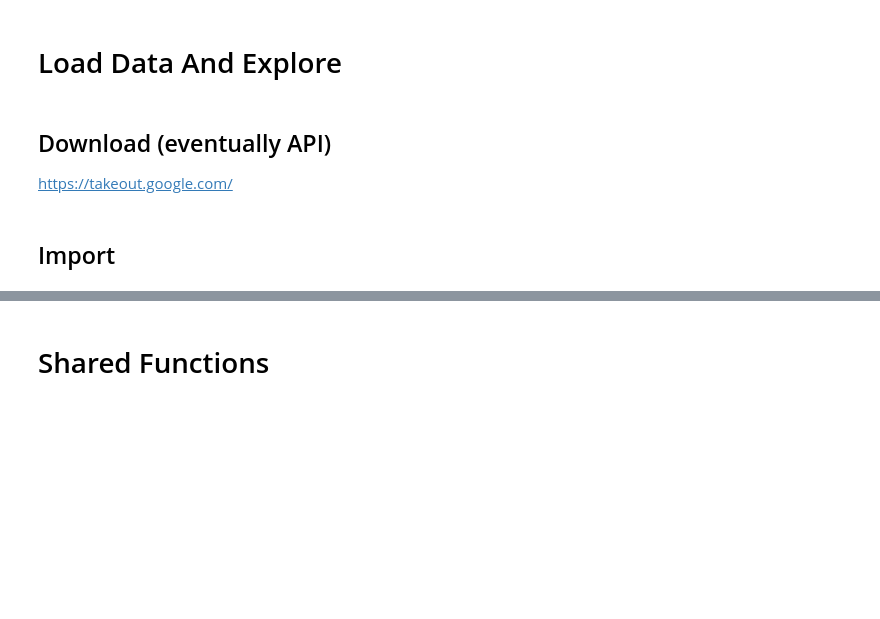
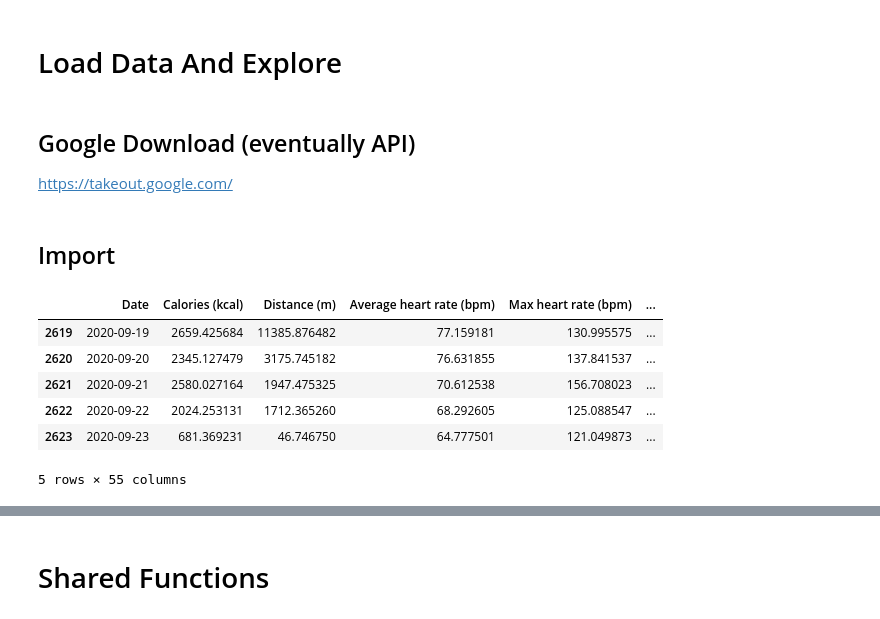
Before and after one commit to JamesIgoe/GoogleFitAnalysis, a Jupyter notebook: Analysis.ipynb, the cells around one changed output, grey strips where cells are left out. Cells and saved outputs as stored; diff of their text form; code cells hidden in the pictures; blank space fills up the shorter version.

```diff
--- a/Analysis.ipynb
+++ b/Analysis.ipynb
@@ -23,15 +23,23 @@ import pandas as pd
 # %% [markdown]
 # Load Data And Explore
 # %% [markdown]
-## Download (eventually API)
+## Google Download (eventually API)
 
 https://takeout.google.com/
 # %% [markdown]
 ## Import
 # %%
 import os
-filePath = 'c:\\Users\\igoej\\OneDrive\\Documents\\GitHub\\DataAnalytics\\Data\\2020-09-15 Daily Summaries.csv'
+filePath = 'c:\\Users\\igoej\\OneDrive\\Documents\\GitHub\\DataAnalytics\\Data\\2020-09-23 Daily Summaries.csv'
 df_fit = pd.read_csv(filePath)
 df_fit.tail()
+# %% [output]
+|  | Date | Calories (kcal) | Distance (m) | Average heart rate (bpm) | Max heart rate (bpm) | ... |
+| 2619 | 2020-09-19 | 2659.425684 | 11385.876482 | 77.159181 | 130.995575 | ... |
+| 2620 | 2020-09-20 | 2345.127479 | 3175.745182 | 76.631855 | 137.841537 | ... |
+| 2621 | 2020-09-21 | 2580.027164 | 1947.475325 | 70.612538 | 156.708023 | ... |
+| 2622 | 2020-09-22 | 2024.253131 | 1712.365260 | 68.292605 | 125.088547 | ... |
+| 2623 | 2020-09-23 | 681.369231 | 46.746750 | 64.777501 | 121.049873 | ... |
+5 rows × 55 columns
 # %%
 df_fit.head()
```
Also changed, not shown: parts of 33 cells of this notebook.
